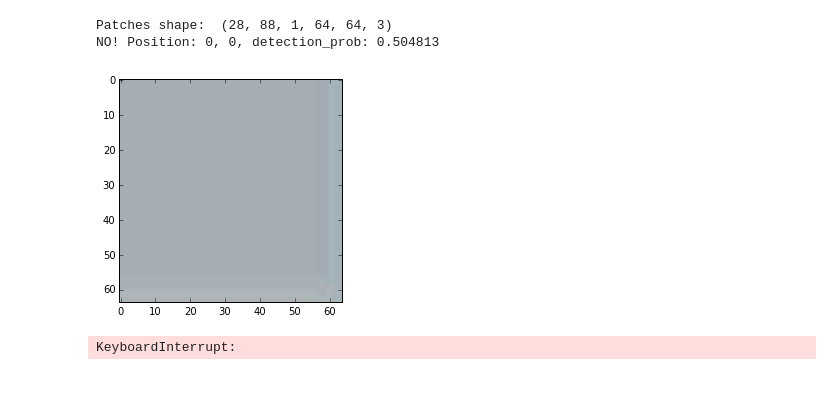
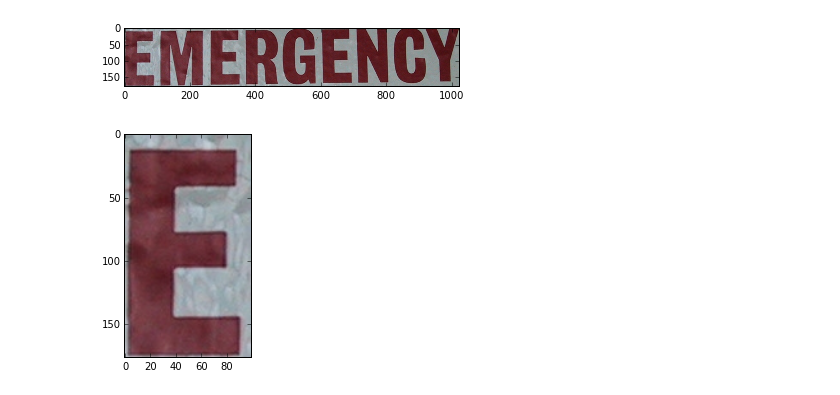
Before and after one commit to vikeshkhanna/cs231n, a Jupyter notebook: classification.ipynb, the cells around one changed output. Saved outputs shown, nothing was run; the diff lists cells and outputs as text; code cells hidden in the pictures.

```diff
--- a/classification.ipynb
+++ b/classification.ipynb
@@ -81,42 +95,25 @@ Image shape:  (232, 831, 3)
-# %%
-from scipy import misc
-
-# scaled_img = misc.imresize(img, 0.30)
-patches = image.extract_patches (img, (64,64,3), 10)
-print "Patches shape: ", patches.shape
-cnt = 0
-
-import sys
-
-# Debugging - Printing detector and recognizer output
-for i in range(patches.shape[0]):
-    for j in range(patches.shape[1]):
-        patch = patches[i,j,0]
-        prediction = detector.detect([patch])
-        found = prediction[0].argmax()
-        prob = prediction[0][1]
-
-        if found == 1 and prob > 0.65:
-            pred = recognizer.recognize([patch])
-            char = classifier.transform_label (pred[0].argmax())
-            rec_prob = pred[0].max()
-            print "Position: %d, %d, detect_probability: %f, rec_probability: %f, char: %s" % (i, j, prob, rec_prob, char)
-            plt.plot(pred[0])
-            plt.show()
-            plt.imshow(patch)
-            plt.gca().axis('off')
-            plt.show()
-            sys.stdout.flush()
-        else:
-            if cnt % 100 == 0:
-                print "NO! Position: %d, %d, detection_prob: %f" % (i, j, prob)
-                plt.imshow(patch)
-                plt.show()
-
-        cnt += 1
-# %% [output]
-Patches shape:  (28, 88, 1, 64, 64, 3)
-NO! Position: 0, 0, detection_prob: 0.504813
-[figure, removed]
-KeyboardInterrupt:
+# %%
+# Vectorized
+# Fraction of current size
+
+masks = [(200, 100)]
+stride = 5
+# masks = [16, 8, 4, 2]
+TEST_IMG = "/Users/vikeshkhanna/Downloads/word/word/1/11.jpg"
+# TEST_IMG = os.path.join(SVT_ROOT, "img/09_01.jpg")
+# TEST_IMG = "/Users/vikeshkhanna/Downloads/02_03.jpg"
+# TEST_IMG = "/Users/vikeshkhanna/Downloads/cancer.png"
+
+original_img = caffe.io.load_image (TEST_IMG)
+plt.imshow(original_img)
+plt.show()
+
+plt.imshow(original_img[:masks[0][0],:masks[0][1]])
+plt.show()
+
+pad = 30
+img = np.lib.pad(original_img, ((pad,pad), (pad,pad), (0,0)), 'edge')
+# %% [output]
+[figure, added]
+[figure, added]
 # %%
```
Also changed, not shown: parts of 13 cells of this notebook, 1 other file.
